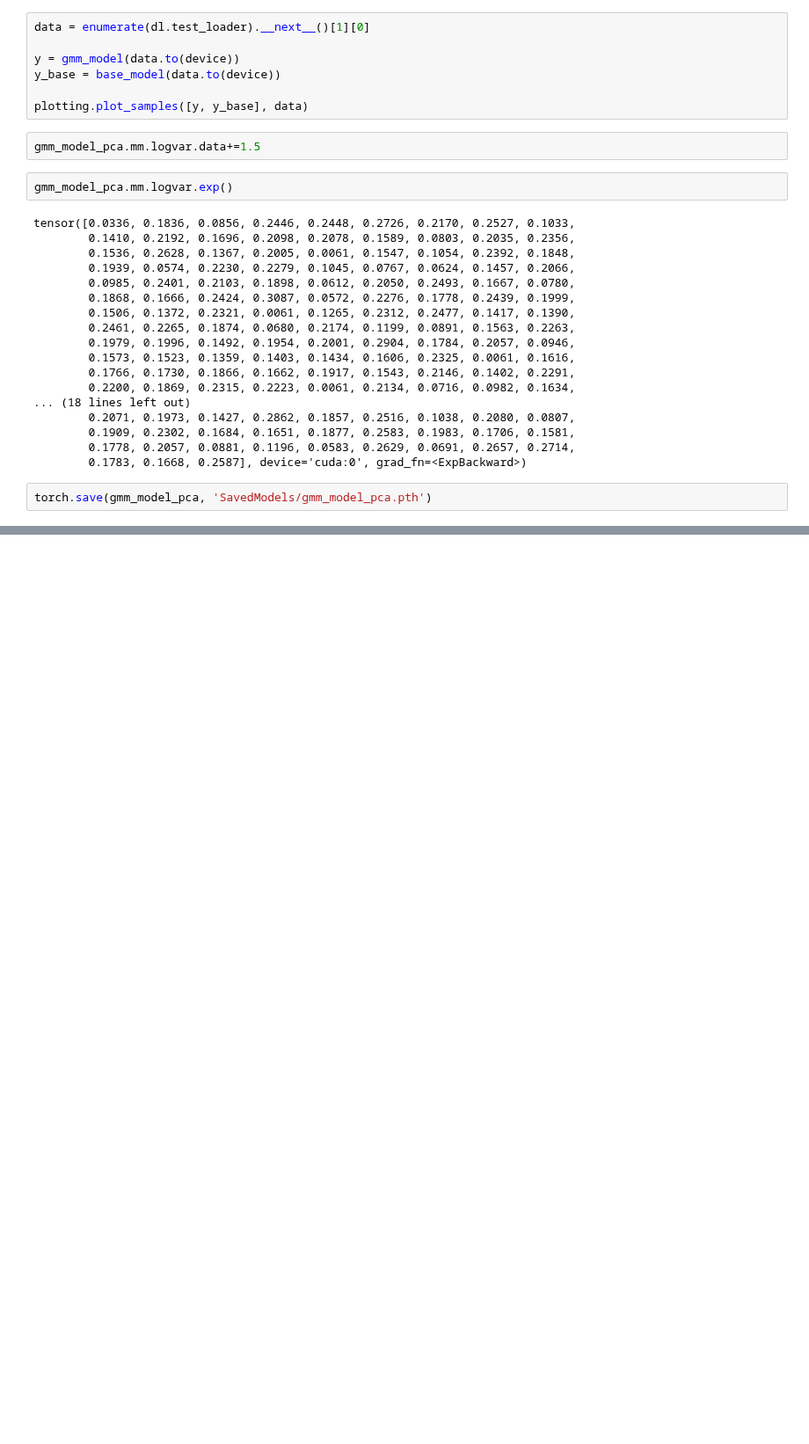
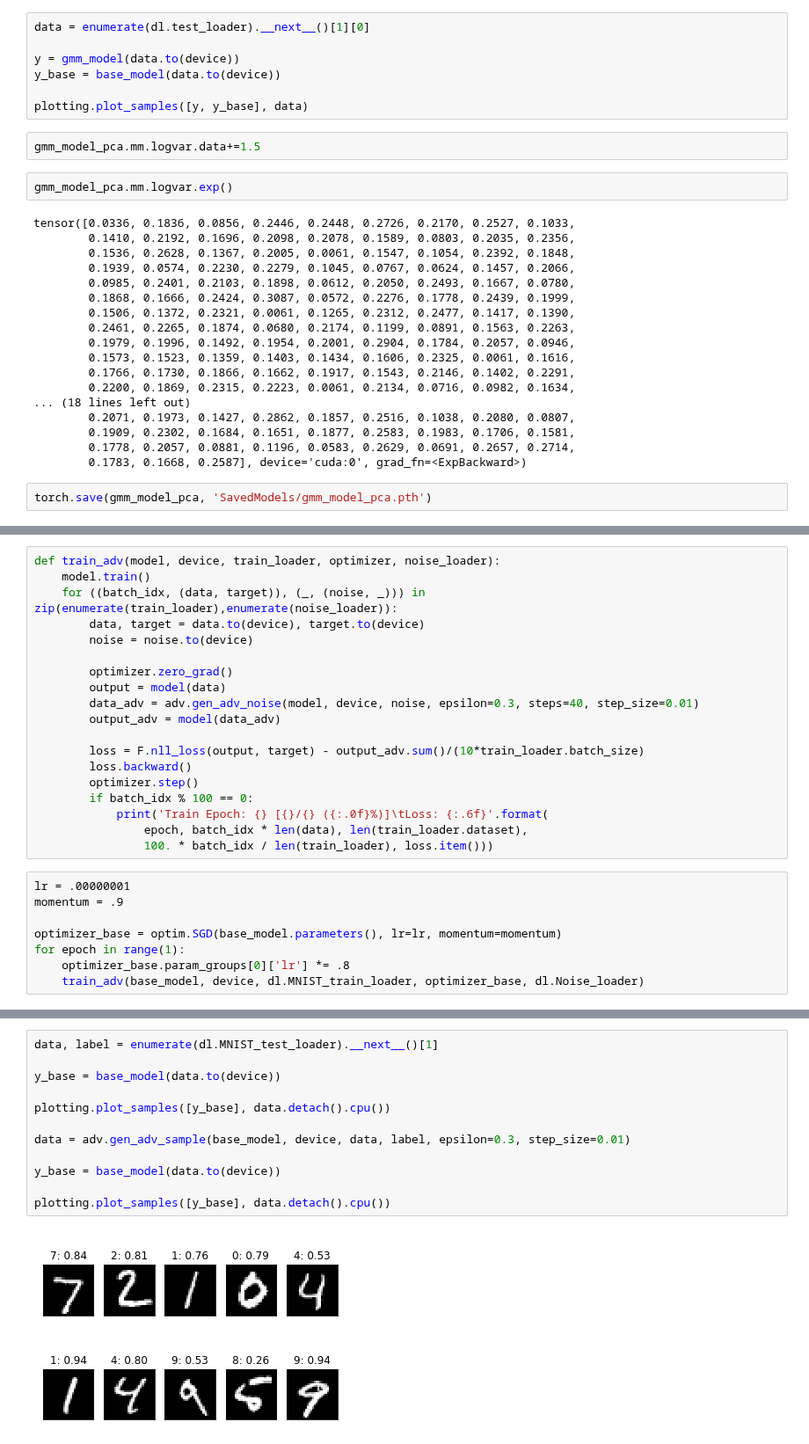
Before and after one commit to AlexMeinke/certified-certain-uncertainty, a Jupyter notebook: GMM.ipynb, the cells around one changed output, grey strips where cells are left out. Shown at 88% size. Cells and saved outputs as stored; diff of their text form; blank space fills up the shorter version.

```diff
--- a/GMM.ipynb
+++ b/GMM.ipynb
@@ -156,0 +179,27 @@ torch.save(gmm_model_pca, 'SavedModels/gmm_model_pca.pth')
+# %%
+def train_adv(model, device, train_loader, optimizer, noise_loader):
+    model.train()
+    for ((batch_idx, (data, target)), (_, (noise, _))) in zip(enumerate(train_loader),enumerate(noise_loader)):
+        data, target = data.to(device), target.to(device)
+        noise = noise.to(device)
+
+        optimizer.zero_grad()
+        output = model(data)
+        data_adv = adv.gen_adv_noise(model, device, noise, epsilon=0.3, steps=40, step_size=0.01)
+        output_adv = model(data_adv)
+
+        loss = F.nll_loss(output, target) - output_adv.sum()/(10*train_loader.batch_size)
+        loss.backward()
+        optimizer.step()
+        if batch_idx % 100 == 0:
+            print('Train Epoch: {} [{}/{} ({:.0f}%)]\tLoss: {:.6f}'.format(
+                epoch, batch_idx * len(data), len(train_loader.dataset),
+                100. * batch_idx / len(train_loader), loss.item()))
+# %%
+lr = .00000001
+momentum = .9
+
+optimizer_base = optim.SGD(base_model.parameters(), lr=lr, momentum=momentum)
+for epoch in range(1):
+    optimizer_base.param_groups[0]['lr'] *= .8
+    train_adv(base_model, device, dl.MNIST_train_loader, optimizer_base, dl.Noise_loader)
@@ -156,0 +213,14 @@ torch.save(gmm_model_pca, 'SavedModels/gmm_model_pca.pth')
+# %%
+data, label = enumerate(dl.MNIST_test_loader).__next__()[1]
+
+y_base = base_model(data.to(device))
+
+plotting.plot_samples([y_base], data.detach().cpu())
+
+data = adv.gen_adv_sample(base_model, device, data, label, epsilon=0.3, step_size=0.01)
+
+y_base = base_model(data.to(device))
+
+plotting.plot_samples([y_base], data.detach().cpu())
+# %% [output]
+[figure, added]
```
Also changed, not shown: parts of 8 cells of this notebook, 4 other files.
